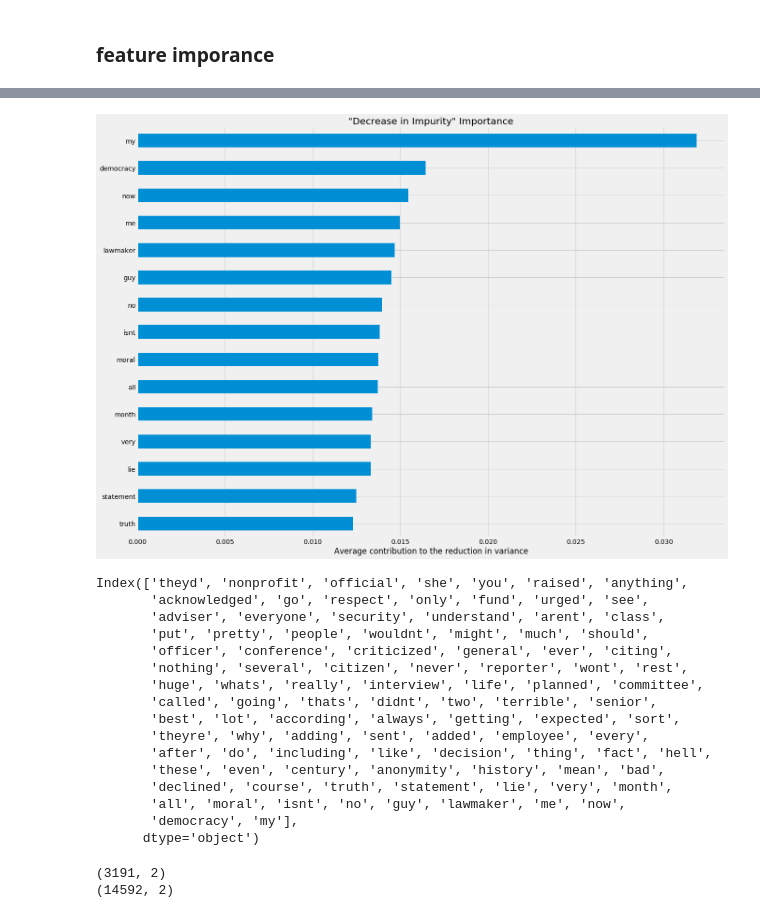
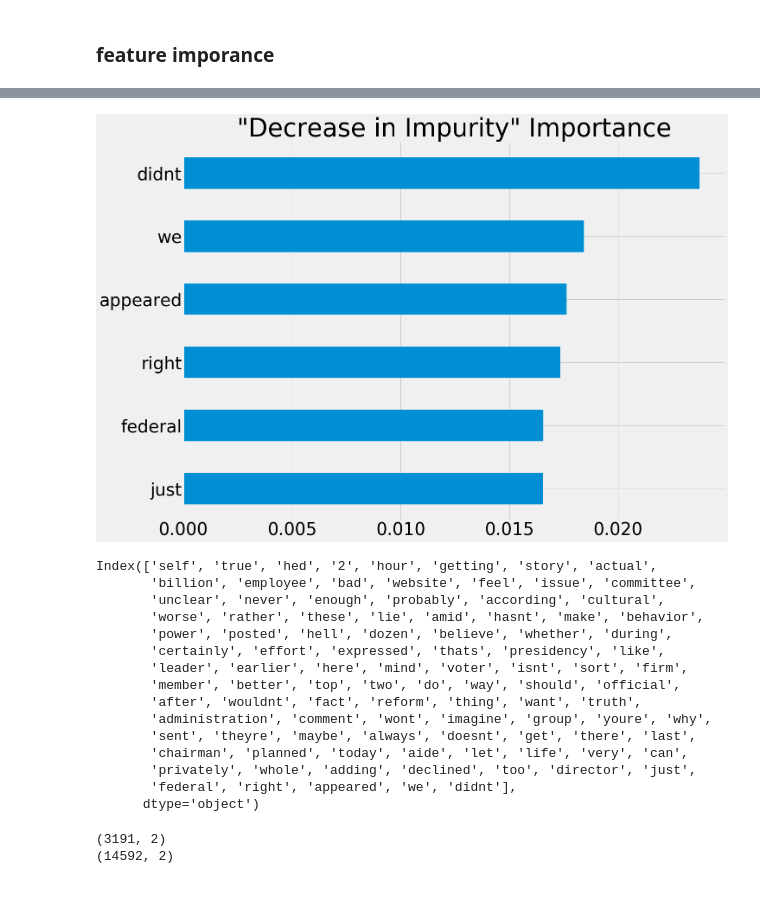
Before and after one commit to dj-betts/opinion_classifier, a Jupyter notebook: nlp.ipynb, the cells around one changed output, grey strips where cells are left out. Cells and saved outputs as stored; diff of their text form; code cells hidden in the pictures.

```diff
--- a/nlp.ipynb
+++ b/nlp.ipynb
@@ -643,7 +641,11 @@ stop_words_normalized = ['this']
+# %%
+stop_words_normalized = ['this', 'statement', 'month', 'lawmaker', 'my', 'me', 'guy', 'going', 'world', 'lawyer']
+# %%
+setb = ['see', 'all', 'much', 'if', 'many', 'former', 'chief', 'spokesman']
 # %%
 alphabet = ['a','b','c','d','e','f','g','h','i','j','k','l','m','n','o','p','q','r','s','t','u','v','w','x','y','z']
 # %%
-stop_words = alphabet + stop_words_normalized
+stop_words = alphabet + stop_words_normalized  + setb
 # %%
 %%time
 #create vectorizer
@@ -803,8 +805,9 @@ feature_import = rf_clf.feature_importances_
 
 feat_scores = pd.Series(feature_import, index=feat_names)
 feat_scores = feat_scores.sort_values()
-ax = feat_scores[-15:].plot(kind='barh', figsize=(20,15))
+ax = feat_scores[-6:].plot(kind='barh', figsize=(20,15))
 ax.set_title('"Decrease in Impurity" Importance')
-ax.set_xlabel('Average contribution to the reduction in variance')
+#ax.set_xlabel('Average contribution to the reduction in variance')
+plt.rcParams.update({'font.size': 40})
 plt.savefig('img/feature_imporance.png');
 # %% [output]
@@ -814,22 +817,21 @@ Wall time: 420 ms
-[figure, old version]
+[figure, new version]
 # %%
 feat_scores[-100:].index
 # %% [output]
-Index(['theyd', 'nonprofit', 'official', 'she', 'you', 'raised', 'anything',
-       'acknowledged', 'go', 'respect', 'only', 'fund', 'urged', 'see',
-       'adviser', 'everyone', 'security', 'understand', 'arent', 'class',
-       'put', 'pretty', 'people', 'wouldnt', 'might', 'much', 'should',
-       'officer', 'conference', 'criticized', 'general', 'ever', 'citing',
-       'nothing', 'several', 'citizen', 'never', 'reporter', 'wont', 'rest',
-       'huge', 'whats', 'really', 'interview', 'life', 'planned', 'committee',
-       'called', 'going', 'thats', 'didnt', 'two', 'terrible', 'senior',
-       'best', 'lot', 'according', 'always', 'getting', 'expected', 'sort',
-       'theyre', 'why', 'adding', 'sent', 'added', 'employee', 'every',
-       'after', 'do', 'including', 'like', 'decision', 'thing', 'fact', 'hell',
-       'these', 'even', 'century', 'anonymity', 'history', 'mean', 'bad',
-       'declined', 'course', 'truth', 'statement', 'lie', 'very', 'month',
-       'all', 'moral', 'isnt', 'no', 'guy', 'lawmaker', 'me', 'now',
-       'democracy', 'my'],
+Index(['self', 'true', 'hed', '2', 'hour', 'getting', 'story', 'actual',
+       'billion', 'employee', 'bad', 'website', 'feel', 'issue', 'committee',
+       'unclear', 'never', 'enough', 'probably', 'according', 'cultural',
+       'worse', 'rather', 'these', 'lie', 'amid', 'hasnt', 'make', 'behavior',
+       'power', 'posted', 'hell', 'dozen', 'believe', 'whether', 'during',
+       'certainly', 'effort', 'expressed', 'thats', 'presidency', 'like',
+       'leader', 'earlier', 'here', 'mind', 'voter', 'isnt', 'sort', 'firm',
+       'member', 'better', 'top', 'two', 'do', 'way', 'should', 'official',
+       'after', 'wouldnt', 'fact', 'reform', 'thing', 'want', 'truth',
+       'administration', 'comment', 'wont', 'imagine', 'group', 'youre', 'why',
+       'sent', 'theyre', 'maybe', 'always', 'doesnt', 'get', 'there', 'last',
+       'chairman', 'planned', 'today', 'aide', 'let', 'life', 'very', 'can',
+       'privately', 'whole', 'adding', 'declined', 'too', 'director', 'just',
+       'federal', 'right', 'appeared', 'we', 'didnt'],
       dtype='object')
 # %%
 count_df = df[['text', 'type_of_material']]
```
Also changed, not shown: parts of 34 cells of this notebook, 5 other files.
